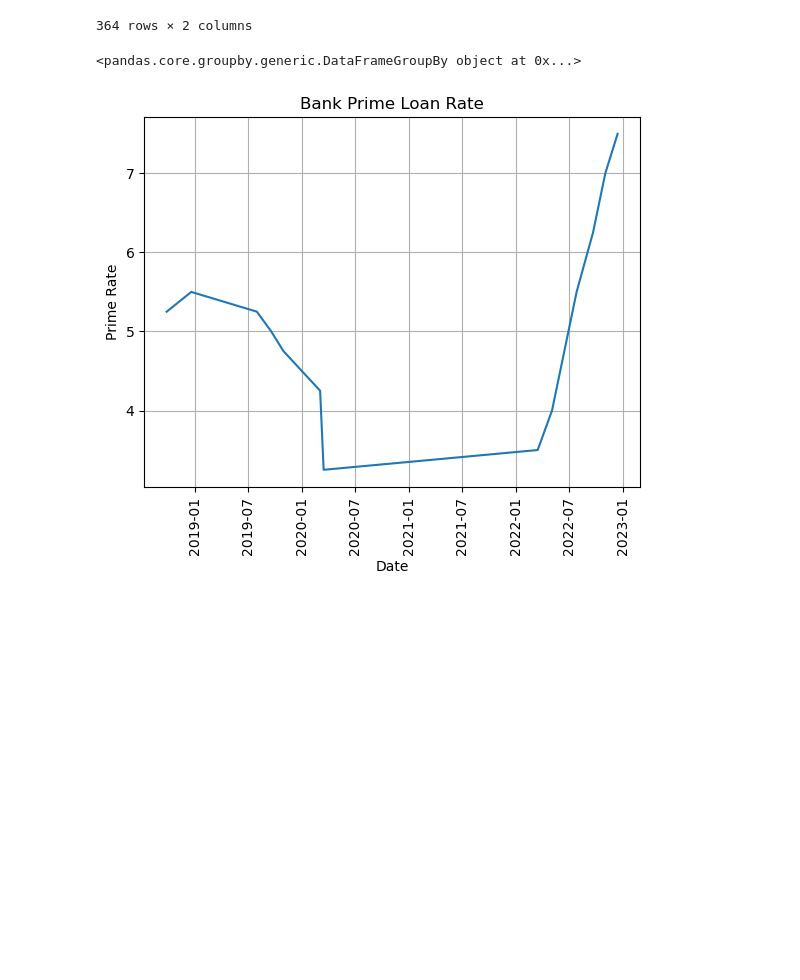
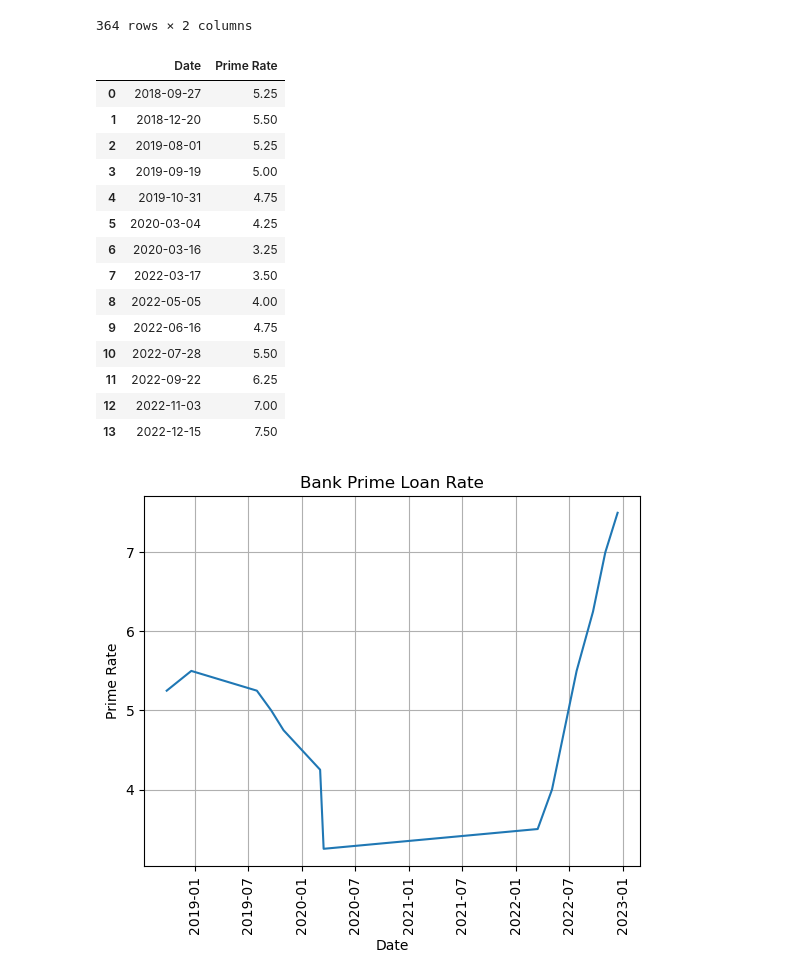
Before and after one commit to ceramicbull/Project-1-Repo, a Jupyter notebook: chelsea-pickett/API-notebook.ipynb, the cells around one changed output. Saved outputs shown, nothing was run; the diff lists cells and outputs as text; code cells hidden in the pictures; blank space fills up the shorter version.

```diff
--- a/chelsea-pickett/API-notebook.ipynb
+++ b/chelsea-pickett/API-notebook.ipynb
@@ -375,8 +408,23 @@ prime_loan_rate_df = prime_loan_rate_df.query("Date > '2018-07-31' and Date < '2
 prime_loan_rate_df
 prime_loan_rate_df.to_csv("prime_loan_rate.csv", index=False)
 # %%
-average_prime_rate = prime_loan_rate_df.groupby(['Date'], as_index=False)#.mean()
+# group by date and get average, similar to mortgage series
+average_prime_rate = prime_loan_rate_df.groupby(['Date'], as_index=False).mean()
 average_prime_rate
 # %% [output]
-<pandas.core.groupby.generic.DataFrameGroupBy object at 0x...>
+|  | Date | Prime Rate |
+| 0 | 2018-09-27 | 5.25 |
+| 1 | 2018-12-20 | 5.50 |
+| 2 | 2019-08-01 | 5.25 |
+| 3 | 2019-09-19 | 5.00 |
+| 4 | 2019-10-31 | 4.75 |
+| 5 | 2020-03-04 | 4.25 |
+| 6 | 2020-03-16 | 3.25 |
+| 7 | 2022-03-17 | 3.50 |
+| 8 | 2022-05-05 | 4.00 |
+| 9 | 2022-06-16 | 4.75 |
+| 10 | 2022-07-28 | 5.50 |
+| 11 | 2022-09-22 | 6.25 |
+| 12 | 2022-11-03 | 7.00 |
+| 13 | 2022-12-15 | 7.50 |
 # %%
```
Also changed, not shown: parts of 28 cells of this notebook.
